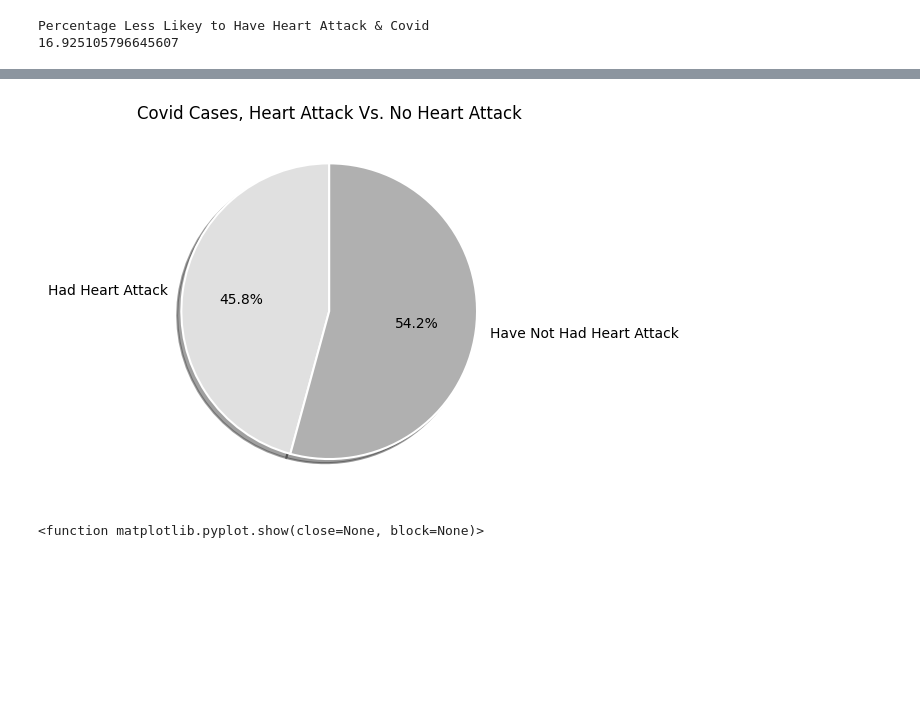
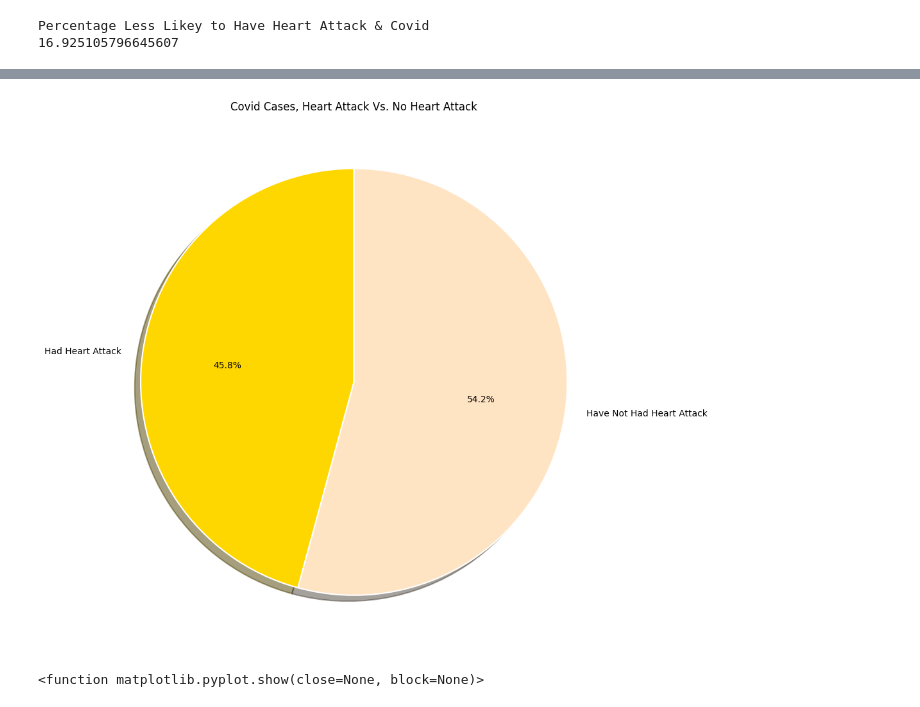
Before and after one commit to RickGrimesCodes/Project-1-GREEN-TEAM-, a Jupyter notebook: jupyterCode/Covid.ipynb, the cells around one changed output, grey strips where cells are left out. Cells and saved outputs as stored; diff of their text form; code cells hidden in the pictures; blank space fills up the shorter version.

```diff
--- a/jupyterCode/Covid.ipynb
+++ b/jupyterCode/Covid.ipynb
@@ -105,17 +121,16 @@ print(overallCovidPercent)
 # %%
 "Covid with vs. without heart attack pyplot pie graph"
 CovidPositiveWWoHeartAttack = [percentOfHeartAttackCovid, percentOfNoHeartAttackCovid]
-colors = ['#E0E0E0', '#B0B0B0']
-
+colors = ['gold', 'bisque']
+plt.figure(figsize=(19.2, 10.8), dpi=100)
 plt.pie(CovidPositiveWWoHeartAttack, labels=["Had Heart Attack","Have Not Had Heart Attack"], autopct="%1.1f%%", colors=colors, shadow=True, startangle=90,
        wedgeprops={'edgecolor': 'white', 'linewidth': 1.5})
-
 plt.title("Covid Cases, Heart Attack Vs. No Heart Attack")
 plt.show
 path = os.path.join("..","visualizations","CovidHeartPercentPie.PNG")
-plt.savefig(path)
+plt.savefig(path, dpi=100)
 # %% [output]
-[figure, old version]
+[figure, new version]
 # %%
 Summary = { "Types": ["Overall Covid Cases Percentage","Covid Cases with Heart Attack",
                         "Covid Cases without Heart Attack", summaryDifference],
```
Also changed, not shown: parts of 2 cells of this notebook, 2 other files.
